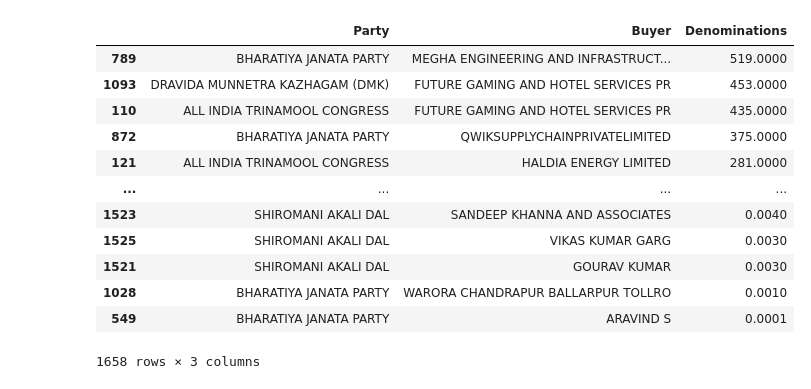
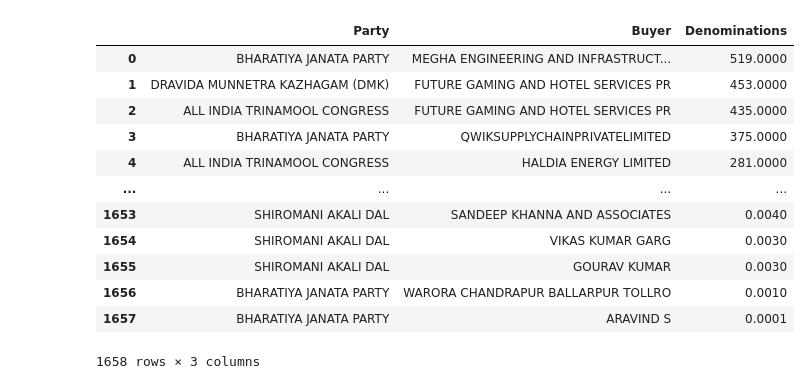
Before and after one commit to kkkarnav/electoralBonds, a Jupyter notebook: referenced_bonds_analysis.ipynb, the cells around one changed output. Saved outputs shown, nothing was run; the diff lists cells and outputs as text; code cells hidden in the pictures.

```diff
--- a/referenced_bonds_analysis.ipynb
+++ b/referenced_bonds_analysis.ipynb
@@ -13,4 +15,5 @@ import matplotlib.pyplot as plt
 # %%
 df_main = pd.read_csv("./referenced_data.csv")
-df_main.dropna()
+df_main.dropna(inplace=True)
+df_main
 # %% [output]
@@ -157,17 +177,17 @@ buyers_agg
 # %%
-party_buyers_agg = create_aggregate(df_main, ["Party", "Buyer"])
+party_buyers_agg = create_aggregate(df_main, ["Party", "Buyer"]).reset_index(drop=True)
 party_buyers_agg
 # %% [output]
 |  | Party | Buyer | Denominations |
-| 789 | BHARATIYA JANATA PARTY | MEGHA ENGINEERING AND INFRASTRUCT... | 519.0000 |
-| 1093 | DRAVIDA MUNNETRA KAZHAGAM (DMK) | FUTURE GAMING AND HOTEL SERVICES PR | 453.0000 |
-| 110 | ALL INDIA TRINAMOOL CONGRESS | FUTURE GAMING AND HOTEL SERVICES PR | 435.0000 |
-| 872 | BHARATIYA JANATA PARTY | QWIKSUPPLYCHAINPRIVATELIMITED | 375.0000 |
-| 121 | ALL INDIA TRINAMOOL CONGRESS | HALDIA ENERGY LIMITED | 281.0000 |
+| 0 | BHARATIYA JANATA PARTY | MEGHA ENGINEERING AND INFRASTRUCT... | 519.0000 |
+| 1 | DRAVIDA MUNNETRA KAZHAGAM (DMK) | FUTURE GAMING AND HOTEL SERVICES PR | 453.0000 |
+| 2 | ALL INDIA TRINAMOOL CONGRESS | FUTURE GAMING AND HOTEL SERVICES PR | 435.0000 |
+| 3 | BHARATIYA JANATA PARTY | QWIKSUPPLYCHAINPRIVATELIMITED | 375.0000 |
+| 4 | ALL INDIA TRINAMOOL CONGRESS | HALDIA ENERGY LIMITED | 281.0000 |
 | ... | ... | ... | ... |
-| 1523 | SHIROMANI AKALI DAL | SANDEEP KHANNA AND ASSOCIATES | 0.0040 |
-| 1525 | SHIROMANI AKALI DAL | VIKAS KUMAR GARG | 0.0030 |
-| 1521 | SHIROMANI AKALI DAL | GOURAV KUMAR | 0.0030 |
-| 1028 | BHARATIYA JANATA PARTY | WARORA CHANDRAPUR BALLARPUR TOLLRO | 0.0010 |
-| 549 | BHARATIYA JANATA PARTY | ARAVIND S | 0.0001 |
+| 1653 | SHIROMANI AKALI DAL | SANDEEP KHANNA AND ASSOCIATES | 0.0040 |
+| 1654 | SHIROMANI AKALI DAL | VIKAS KUMAR GARG | 0.0030 |
+| 1655 | SHIROMANI AKALI DAL | GOURAV KUMAR | 0.0030 |
+| 1656 | BHARATIYA JANATA PARTY | WARORA CHANDRAPUR BALLARPUR TOLLRO | 0.0010 |
+| 1657 | BHARATIYA JANATA PARTY | ARAVIND S | 0.0001 |
 1658 rows × 3 columns
```
Also changed, not shown: parts of 26 cells of this notebook, 7 other files.
